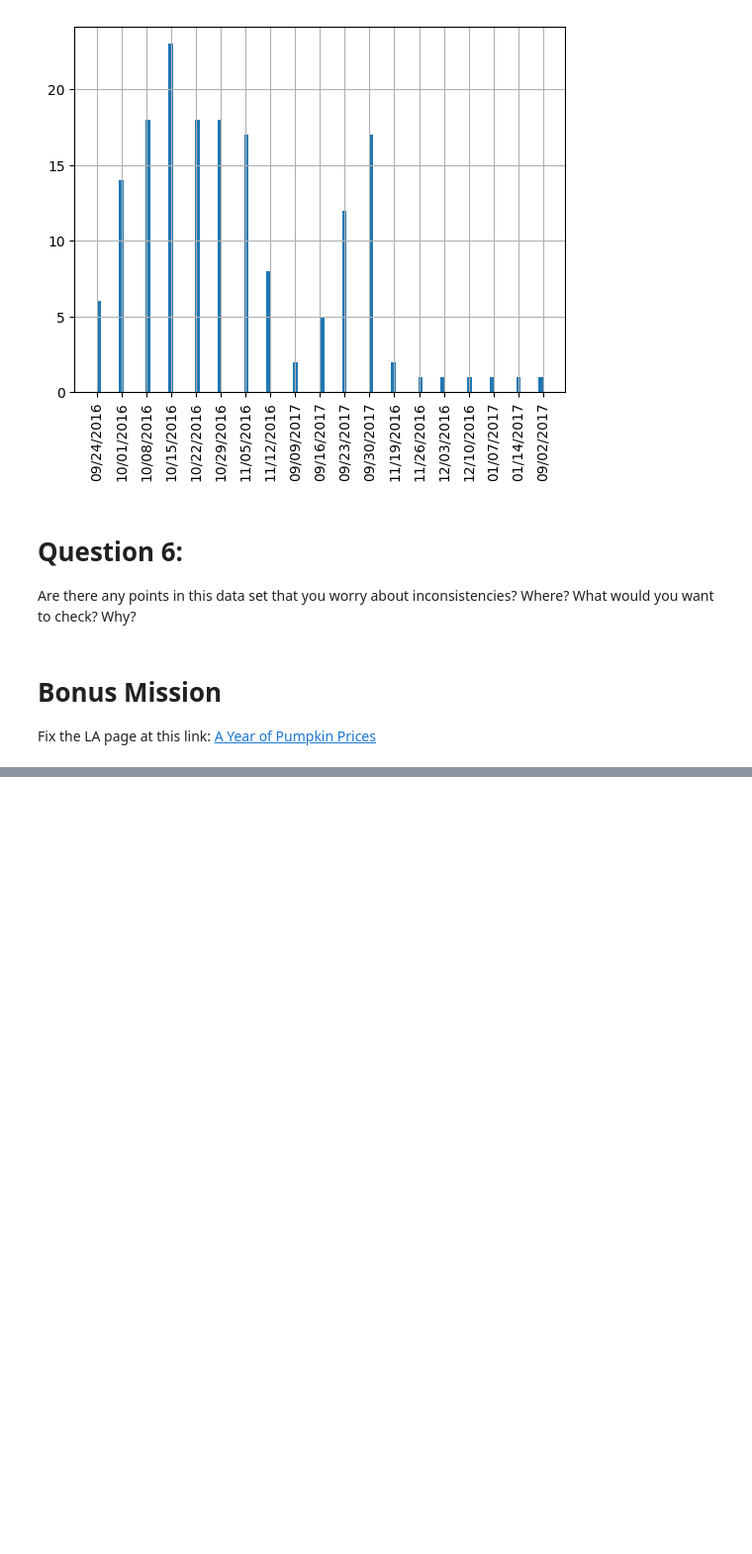
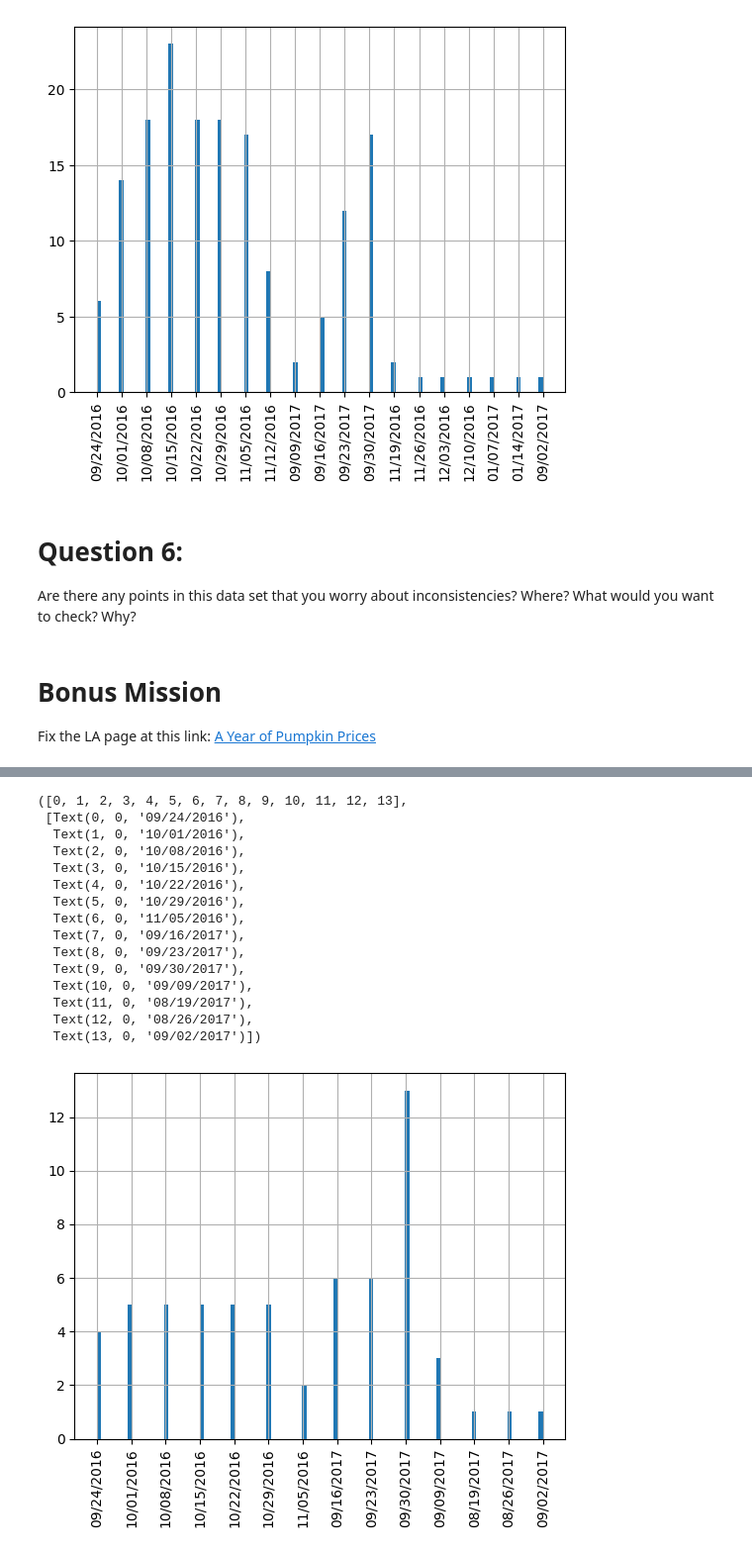
Before and after one commit to bradleytkay/data-analysis-projects, a Jupyter notebook: cleaning-data-with-pandas/studio/SFran-pumpkins.ipynb, the cells around one changed output, grey strips where cells are left out. Shown: that part at 99% size. Drawn from its saved outputs; the diff is of its cells as text; code cells hidden in the pictures; blank space fills up the shorter version.

```diff
--- a/cleaning-data-with-pandas/studio/SFran-pumpkins.ipynb
+++ b/cleaning-data-with-pandas/studio/SFran-pumpkins.ipynb
@@ -316,0 +398,20 @@ la_data.head()
+# %%
+la_data['Date'].hist(bins=100)
+plt.xticks(rotation=90)
+# %% [output]
+([0, 1, 2, 3, 4, 5, 6, 7, 8, 9, 10, 11, 12, 13],
+ [Text(0, 0, '09/24/2016'),
+  Text(1, 0, '10/01/2016'),
+  Text(2, 0, '10/08/2016'),
+  Text(3, 0, '10/15/2016'),
+  Text(4, 0, '10/22/2016'),
+  Text(5, 0, '10/29/2016'),
+  Text(6, 0, '11/05/2016'),
+  Text(7, 0, '09/16/2017'),
+  Text(8, 0, '09/23/2017'),
+  Text(9, 0, '09/30/2017'),
+  Text(10, 0, '09/09/2017'),
+  Text(11, 0, '08/19/2017'),
+  Text(12, 0, '08/26/2017'),
+  Text(13, 0, '09/02/2017')])
+[figure, added]
```
Also changed, not shown: parts of 7 cells of this notebook, 2 other files.
